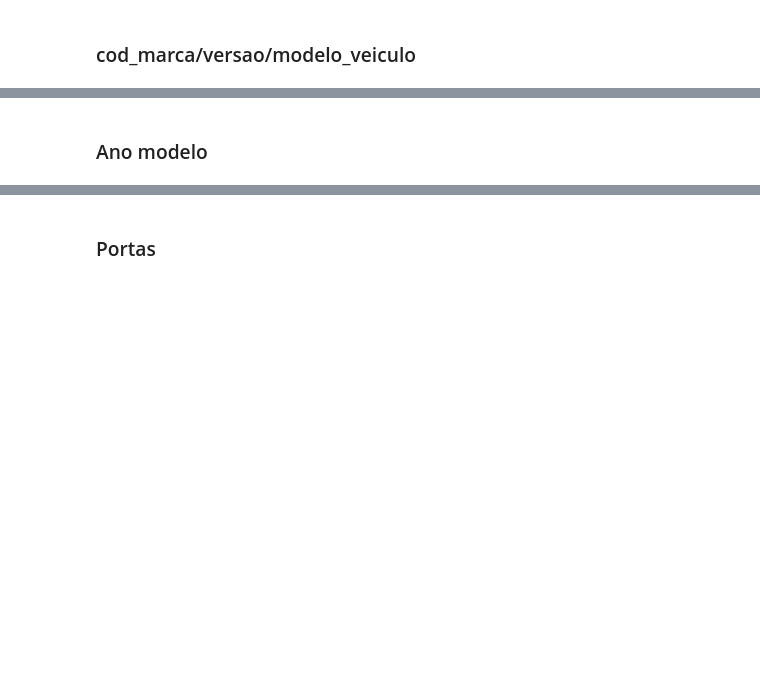
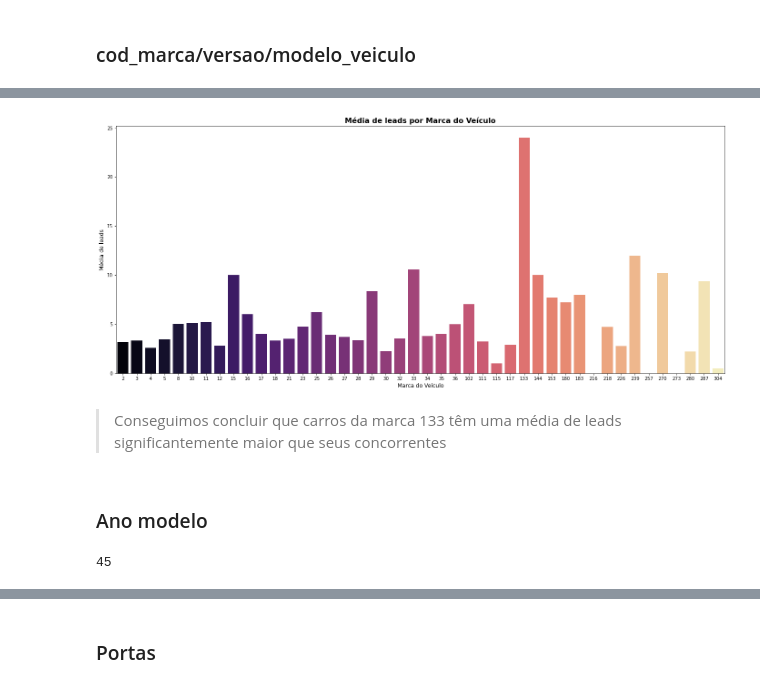
Before and after one commit to rafajovelho/Case1, a Jupyter notebook: Case-GCBInvestimentosipynb.ipynb, the cells around one changed output, grey strips where cells are left out. Drawn from its saved outputs; the diff is of its cells as text; code cells hidden in the pictures; blank space fills up the shorter version.

```diff
--- a/Case-GCBInvestimentosipynb.ipynb
+++ b/Case-GCBInvestimentosipynb.ipynb
@@ -462,0 +529,4 @@ plt.show()
+# %%
+# Relação da marca de veiculos com o número de leads
+df_marca = df.groupby('cod_marca_veiculo').agg({'leads':'mean'})
+df_marca.head()
@@ -463,2 +541,20 @@ plt.show()
+# %%
+# Plot da média de leads em anúncios divido por prioridade
+plt.figure(figsize = (24,10))
+
+sns.barplot(data = df_marca, x = df_marca.index, y = df_marca['leads'], palette = 'magma')
+plt.title('Média de leads por Marca do Veículo', fontdict = {'fontsize': 16}, weight = 'bold')
+plt.xlabel('Marca do Veículo', fontdict = {'fontsize': 12})
+plt.ylabel('Média de leads', fontdict = {'fontsize': 12})
+plt.show()
+# %% [output]
+[figure, added]
+# %% [markdown]
+> Conseguimos concluir que carros da marca 133 têm uma média de leads significantemente maior que seus concorrentes
 # %% [markdown]
 ### Ano modelo
+# %%
+# Verificando a quantidade de anúncios com diferentes anos de veículos
+df.ano_modelo.nunique()
+# %% [output]
+45
```
Also changed, not shown: parts of 18 cells of this notebook.
